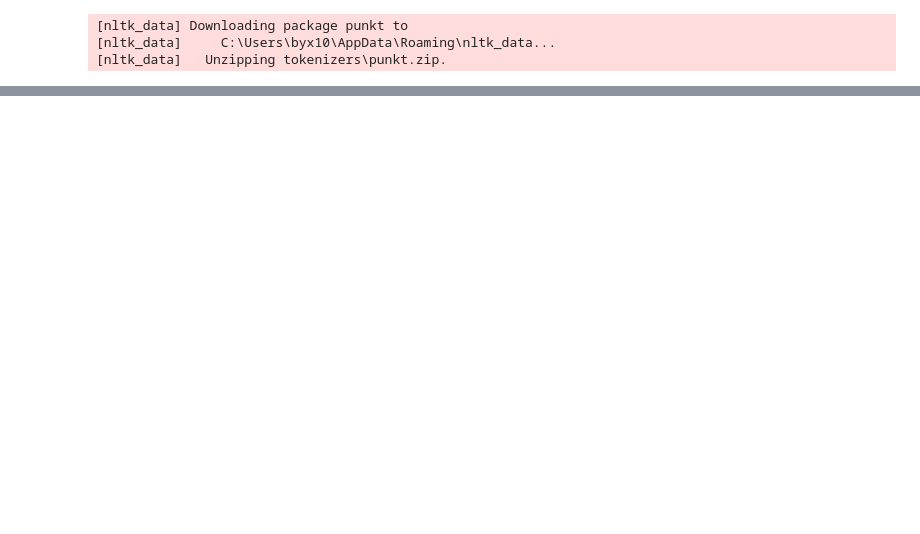
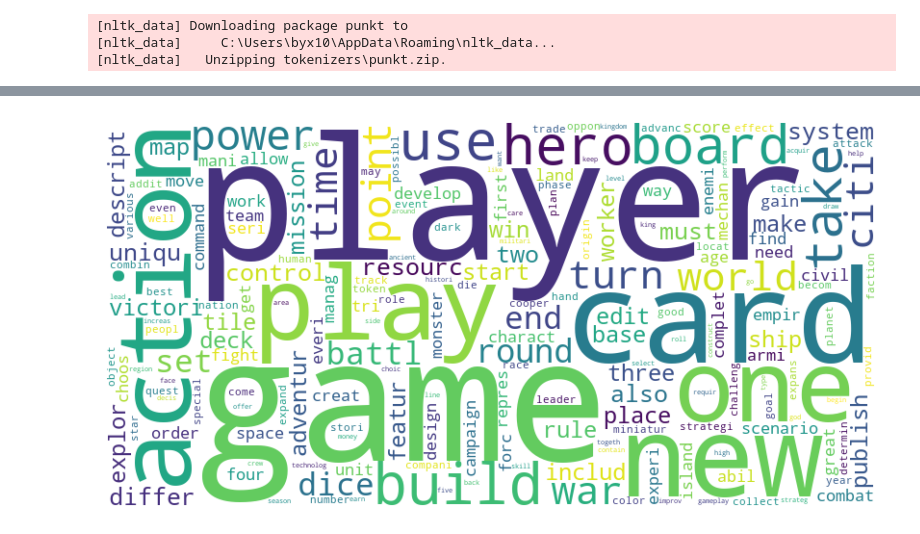
Before and after one commit to plexixx/Board-Game-Recommendator, a Jupyter notebook: description.ipynb, the cells around one changed output, grey strips where cells are left out. Drawn from its saved outputs; the diff is of its cells as text; code cells hidden in the pictures; blank space fills up the shorter version.

Commit message:
Analyzed the relationship between the description of games and scores.

```diff
--- a/description.ipynb
+++ b/description.ipynb
@@ -67,0 +95,3 @@ df.to_csv("data/board-game-with-desc.csv", index=False)
+# %%
+desc = df["Description"]
+type(desc)
@@ -67,0 +100,4 @@ df.to_csv("data/board-game-with-desc.csv", index=False)
+# %%
+high_desc = pd.DataFrame(desc).join(high_score)
+low_desc = pd.DataFrame(desc).join(low_score)
+high_desc.head(10)
@@ -67,0 +116,5 @@ df.to_csv("data/board-game-with-desc.csv", index=False)
+# %%
+high_desc = high_desc[high_desc['score'] > 60]
+high_desc.info()
+high_desc = high_desc.Description
+high_desc.info()
@@ -67,0 +202,8 @@ df.to_csv("data/board-game-with-desc.csv", index=False)
+# %%
+from sklearn.feature_extraction.text import TfidfVectorizer as tfid
+
+vectorizer = tfid(max_features=10000)
+tfidf_matrix = vectorizer.fit_transform(high_desc)
+
+tfidf_df = pd.DataFrame(tfidf_matrix.toarray(), columns=vectorizer.get_feature_names_out())
+tfidf_df.head(10)
@@ -67,0 +247,18 @@ df.to_csv("data/board-game-with-desc.csv", index=False)
+# %%
+# Use this cell for your code
+from wordcloud import WordCloud
+import matplotlib.pyplot as plt
+
+# 将 TF-IDF DataFrame 转换成字典，其中键是词语，值是对应的 TF-IDF 分数
+tfidf_dict = tfidf_df.sum().to_dict()
+
+# 创建 WordCloud 对象并生成词云
+wordcloud = WordCloud(width=800, height=400, background_color='white').generate_from_frequencies(tfidf_dict)
+
+# 显示词云
+plt.figure(figsize=(10, 5))
+plt.imshow(wordcloud, interpolation='bilinear')
+plt.axis('off')
+plt.show()
+# %% [output]
+[figure, added]
```
Also changed, not shown: parts of 13 cells of this notebook, 1 other file.
